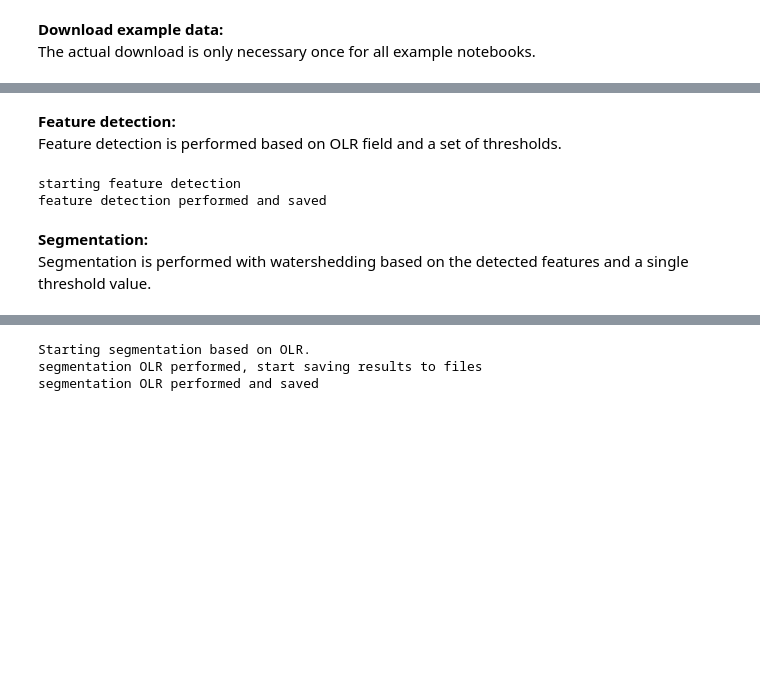
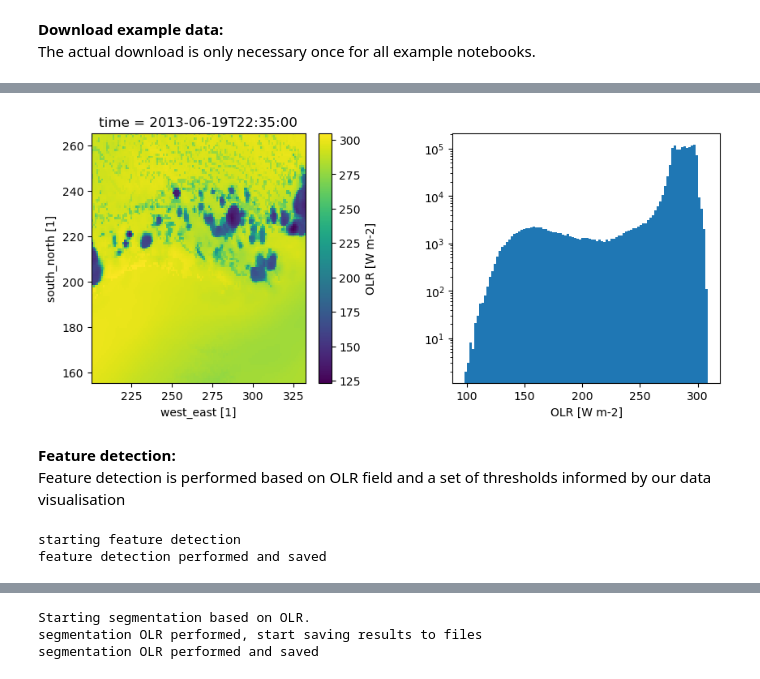
Before and after one commit to tobac-project/tobac, a Jupyter notebook: examples/Example_OLR_Tracking_model/Example_OLR_Tracking_model.ipynb, the cells around one changed output, grey strips where cells are left out. Cells and saved outputs as stored; diff of their text form; code cells hidden in the pictures; blank space fills up the shorter version.

Commit message:
Update model OLR notebook to load/save using xarray and add more visualisations

```diff
--- a/examples/Example_OLR_Tracking_model/Example_OLR_Tracking_model.ipynb
+++ b/examples/Example_OLR_Tracking_model/Example_OLR_Tracking_model.ipynb
@@ -55,4 +63,4 @@ if len(data_file) == 0:
     data_file = list(data_out.rglob('data/Example_input_OLR_model.nc'))
 # %%
 #Load Data from downloaded file:
-OLR=iris.load_cube(str(data_file[0]),'OLR')
+OLR = xr.open_dataset(data_file[0]).OLR
@@ -67,5 +90,18 @@ if not plot_dir.is_dir():
+# %%
+plt.figure(figsize=(10,4))
+
+ax1 = plt.subplot(1,2,1)
+OLR[42].plot(ax=ax1)
+
+ax2 = plt.subplot(1,2,2)
+OLR.plot(ax=ax2, bins=100)
+plt.yscale("log")
+
+plt.subplots_adjust(wspace=0.35)
+# %% [output]
+[figure, added]
 # %% [markdown]
 **Feature detection:**
-Feature detection is performed based on OLR field and a set of thresholds.
+Feature detection is performed based on OLR field and a set of thresholds informed by our data visualisation
 # %%
 # Determine temporal and spatial sampling:
@@ -87,6 +123,3 @@ print('feature detection performed and saved')
 # %% [output]
 starting feature detection
 feature detection performed and saved
-# %% [markdown]
-**Segmentation:**
-Segmentation is performed with watershedding based on the detected features and a single threshold value.
```
Also changed, not shown: parts of 22 cells of this notebook, 1 other file.
